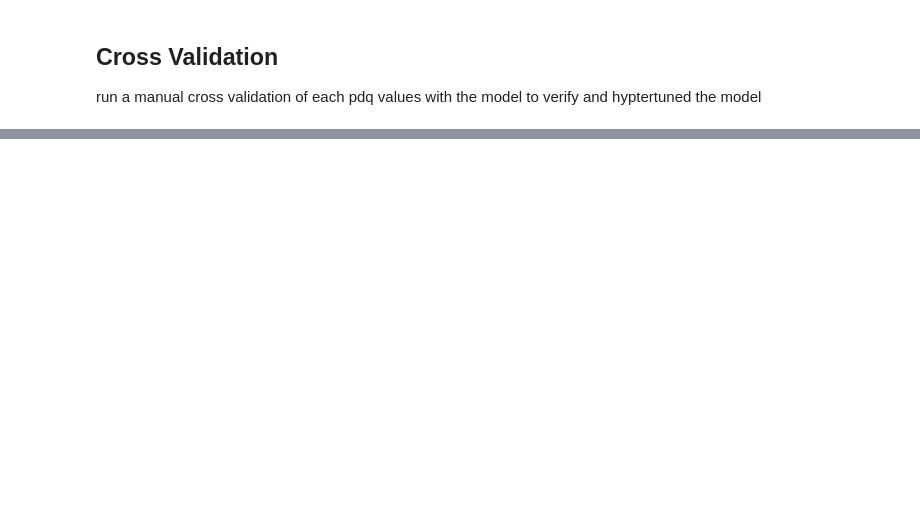
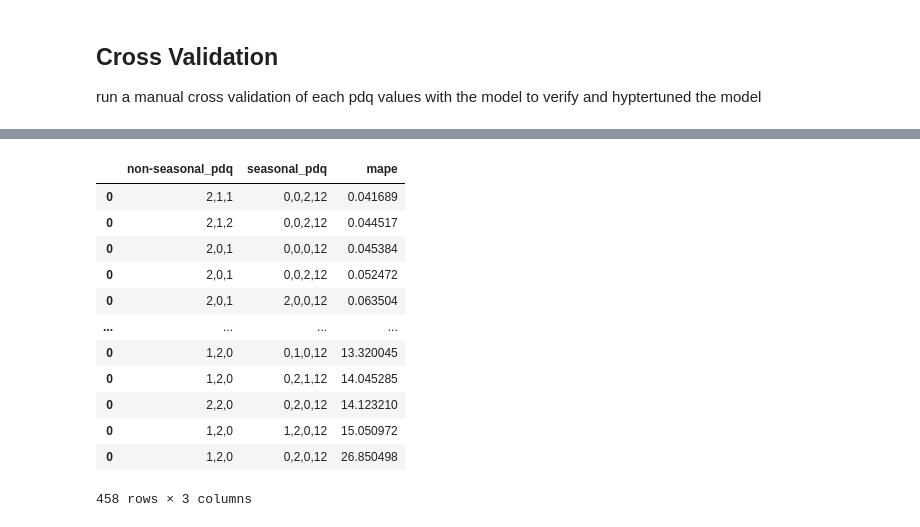
Before and after one commit to Rahul-Singh-10/Sales-Forecasting-Walmart-Case-Study, a Jupyter notebook: Sales_Forecasting.ipynb, the cells around one changed output, grey strips where cells are left out. Cells and saved outputs as stored; diff of their text form; code cells hidden in the pictures; blank space fills up the shorter version.

```diff
--- a/Sales_Forecasting.ipynb
+++ b/Sales_Forecasting.ipynb
@@ -755,0 +790,4 @@ table
+# %%
+def calc_mape(actuals, forecasts):
+  aperror = abs(actuals-forecasts)/actuals
+  return aperror.mean()
@@ -755,0 +798,6 @@ table
+# %%
+import itertools
+p = d = q = range(0,3)
+
+pdq=list(itertools.product(p,d,q))[10:]
+seasonal_pdq = [(x[0],x[1],x[2],12) for x in list(itertools.product(p,d,q))]
@@ -755,0 +854,16 @@ table
+# %%
+results_consolidation.sort_values('mape',ascending = True)
+# %% [output]
+|  | non-seasonal_pdq | seasonal_pdq | mape |
+| 0 | 2,1,1 | 0,0,2,12 | 0.041689 |
+| 0 | 2,1,2 | 0,0,2,12 | 0.044517 |
+| 0 | 2,0,1 | 0,0,0,12 | 0.045384 |
+| 0 | 2,0,1 | 0,0,2,12 | 0.052472 |
+| 0 | 2,0,1 | 2,0,0,12 | 0.063504 |
+| ... | ... | ... | ... |
+| 0 | 1,2,0 | 0,1,0,12 | 13.320045 |
+| 0 | 1,2,0 | 0,2,1,12 | 14.045285 |
+| 0 | 2,2,0 | 0,2,0,12 | 14.123210 |
+| 0 | 1,2,0 | 1,2,0,12 | 15.050972 |
+| 0 | 1,2,0 | 0,2,0,12 | 26.850498 |
+458 rows × 3 columns
```
Also changed, not shown: parts of 39 cells of this notebook.
